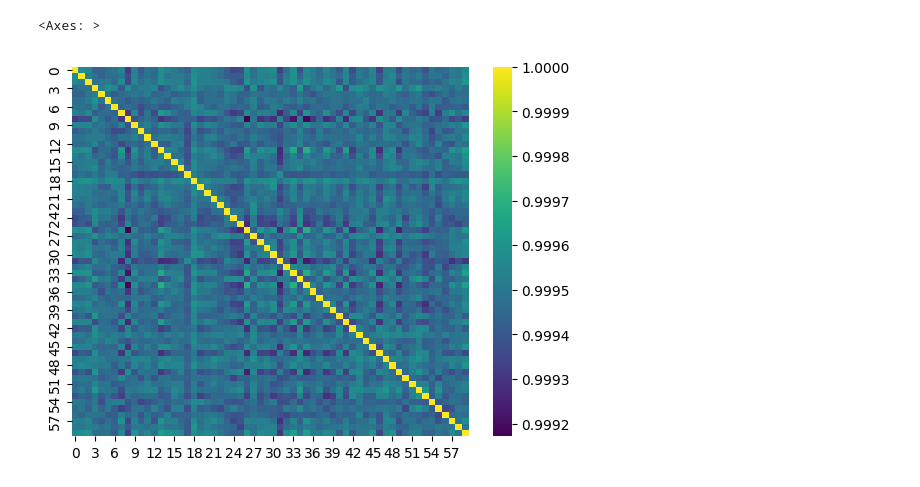
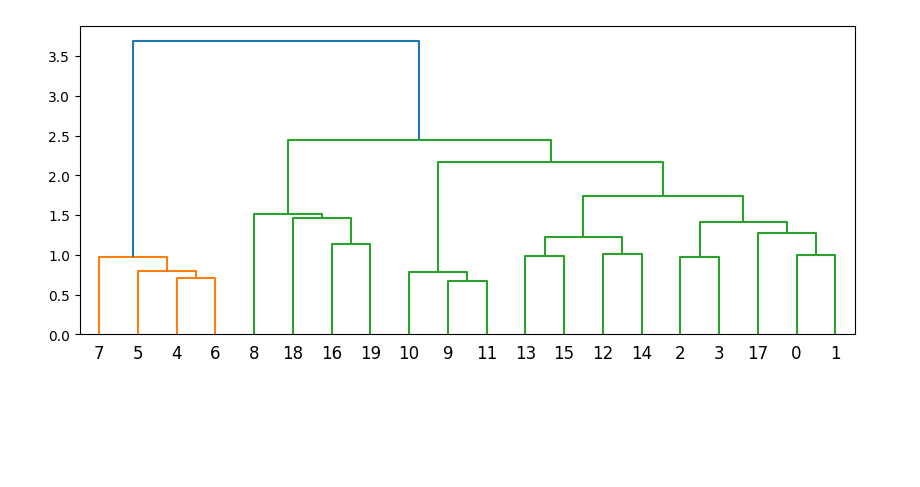
Before and after one commit to GabrielTalasso/FT_LLM_FL, a Jupyter notebook: activations.ipynb, the cells around one changed output. Saved outputs shown, nothing was run; the diff lists cells and outputs as text; code cells hidden in the pictures; blank space fills up the shorter version.

Commit message:
clusters

```diff
--- a/activations.ipynb
+++ b/activations.ipynb
@@ -79,5 +98,12 @@ sns.heatmap(similarity_A, cmap='viridis')
-# %%
-sns.heatmap(similarity_A, cmap='viridis')
-# %% [output]
-<Axes: >
-[figure, removed]
+# %%
+#hierarchicasl clustering
+from scipy.cluster.hierarchy import dendrogram, linkage
+from matplotlib import pyplot as plt
+
+p_dist = 1 - similarity_A
+Z = linkage(p_dist, 'ward')
+fig = plt.figure(figsize=(10, 4))
+dn = dendrogram(Z)
+plt.show()
+# %% [output]
+[figure, added]
```
Also changed, not shown: parts of 7 cells of this notebook, 7 other files.
